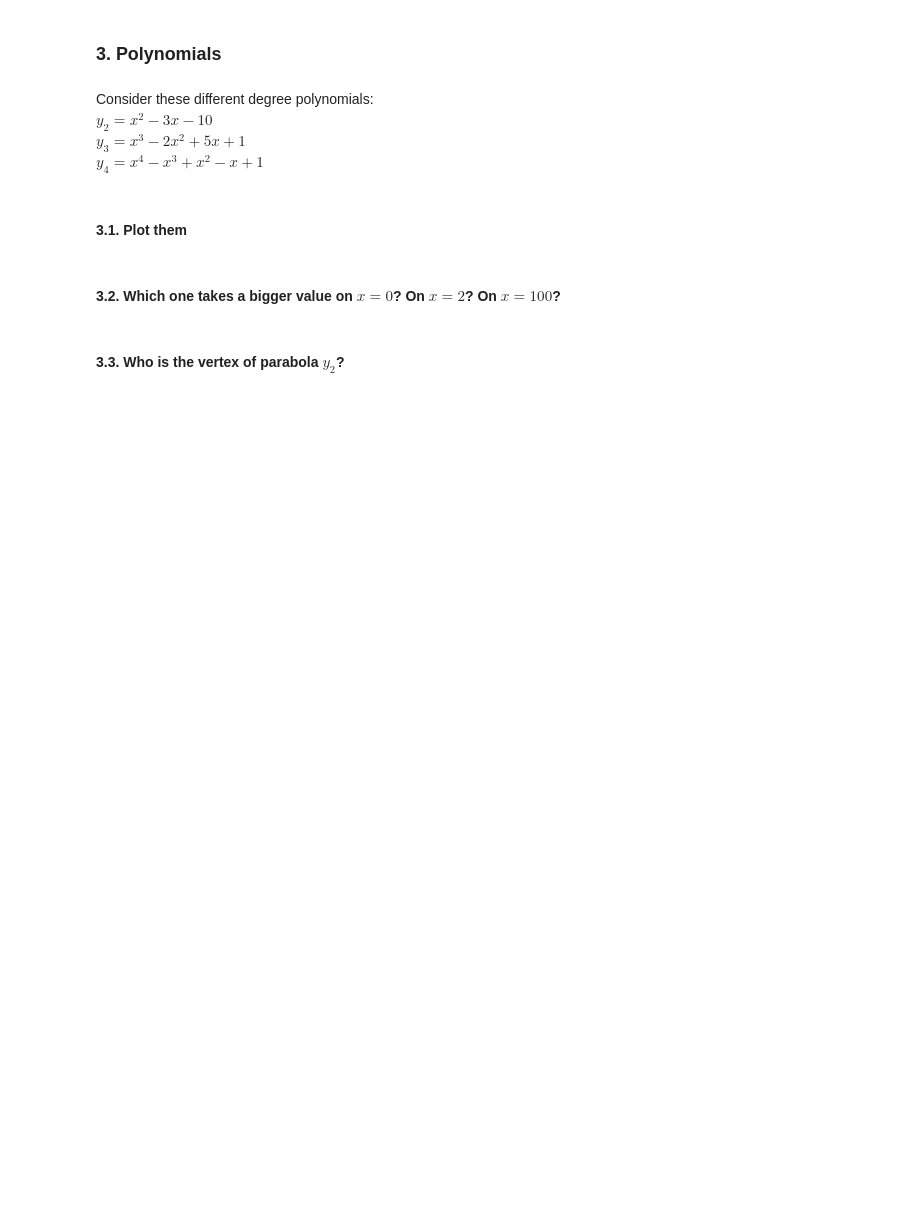
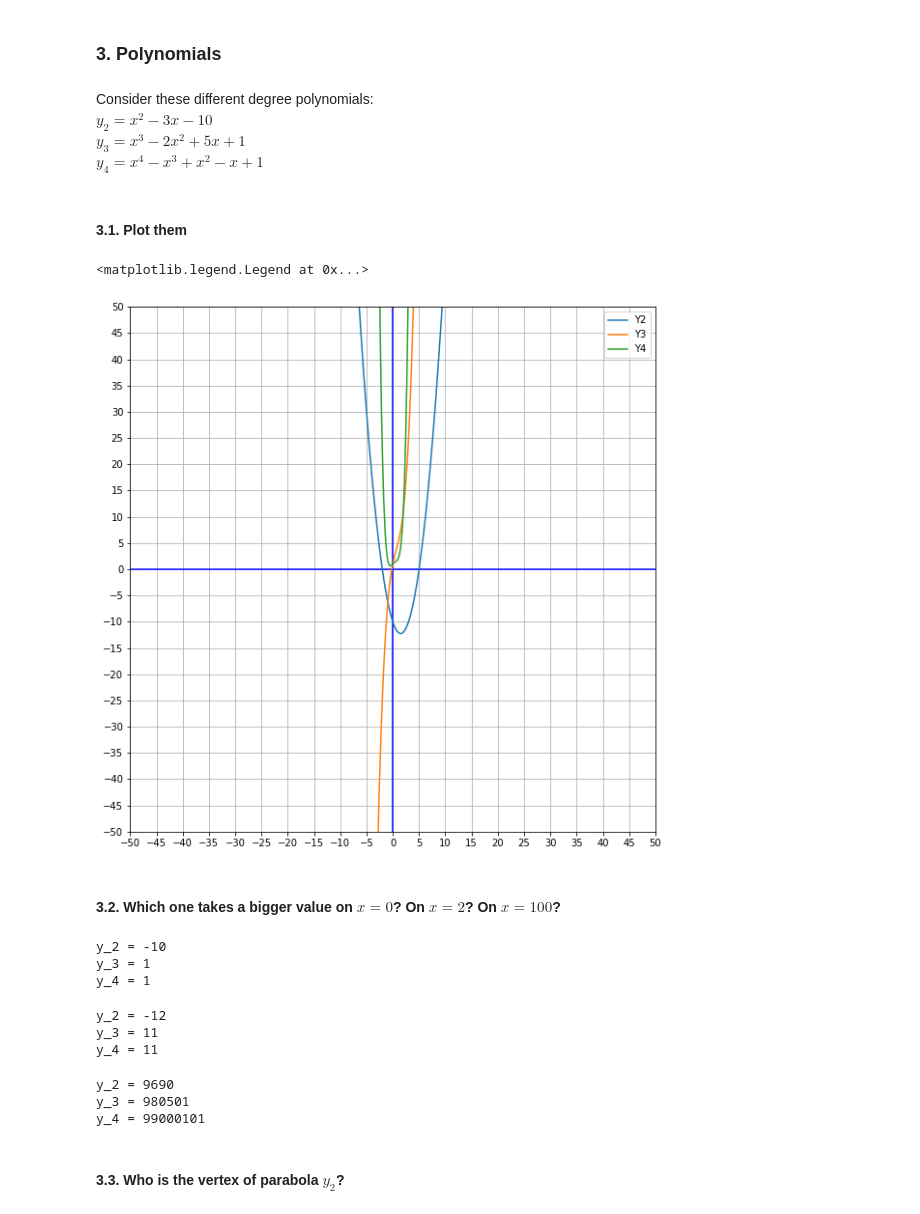
Before and after one commit to Ironhack-Data-Madrid-Enero-2021/lab-math-refresher, a Jupyter notebook: your-code/main.ipynb, the cells around one changed output. Saved outputs shown, nothing was run; the diff lists cells and outputs as text; code cells hidden in the pictures; blank space fills up the shorter version.

```diff
--- a/your-code/main.ipynb
+++ b/your-code/main.ipynb
@@ -43,7 +160,22 @@ Consider these different degree polynomials:
 $y_2=x^2-3x-10$
 $y_3=x^3-2x^2+5x+1$
 $y_4=x^4-x^3+x^2-x+1$
+# %%
+y_2= x**2 - 3*x - 10
+y_3= x**3 - 2*x**2 + 5*x + 1
+y_4= x**4 - x**3 + x*2 - x + 1
 # %% [markdown]
 #### 3.1. Plot them
+# %%
+create_basicplot()
+
+plt.plot(x, y_2, "-", markersize = 5, label =  'Y2')
+plt.plot(x, y_3, "-", markersize = 5, label = 'Y3')
+plt.plot(x, y_4, "-", markersize = 5, label = 'Y4')
+
+plt.legend()
+# %% [output]
+<matplotlib.legend.Legend at 0x...>
+[figure, added]
 # %% [markdown]
 #### 3.2. Which one takes a bigger value on $x=0$? On $x=2$? On $x=100$?
@@ -50,2 +194,20 @@ $y_4=x^4-x^3+x^2-x+1$
+# %%
+calculate_y(0)
+# %% [output]
+y_2 = -10
+y_3 = 1
+y_4 = 1
+# %%
+calculate_y(2)
+# %% [output]
+y_2 = -12
+y_3 = 11
+y_4 = 11
+# %%
+calculate_y(100)
+# %% [output]
+y_2 = 9690
+y_3 = 980501
+y_4 = 99000101
 # %% [markdown]
 #### 3.3. Who is the vertex of parabola $y_2$?
```
Also changed, not shown: parts of 47 cells of this notebook.
